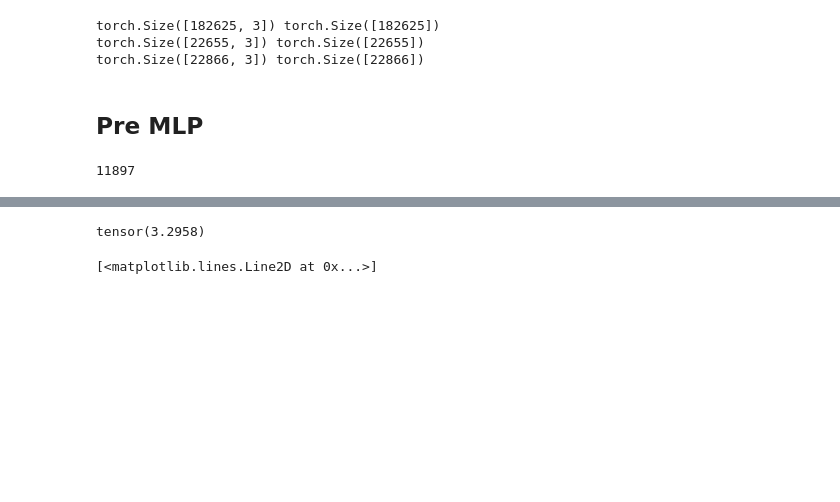
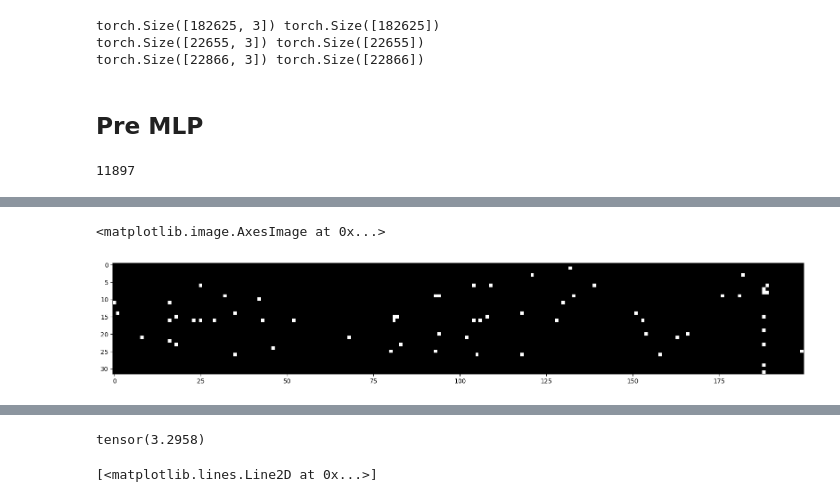
Before and after one commit to liuzi/LearnNNGPT, a Jupyter notebook: makemore_part3_bn_all.ipynb, the cells around one changed output, grey strips where cells are left out. Drawn from its saved outputs; the diff is of its cells as text; code cells hidden in the pictures; blank space fills up the shorter version.

```diff
--- a/makemore_part3_bn.ipynb
+++ b/makemore_part3_bn_all.ipynb
@@ -117,0 +137,9 @@ for i in range(max_steps):
+# %%
+plt.figure(figsize=(20,10))
+## to see how many values that are close to tanh flat region
+plt.imshow(h.abs() > 0.99, cmap='gray', interpolation='nearest')
+## white for true, black for false
+## Too many whites, entire white column dead neurons
+# %% [output]
+<matplotlib.image.AxesImage at 0x...>
+[figure, added]
```
Also changed, not shown: parts of 10 cells of this notebook, 6 other files.
